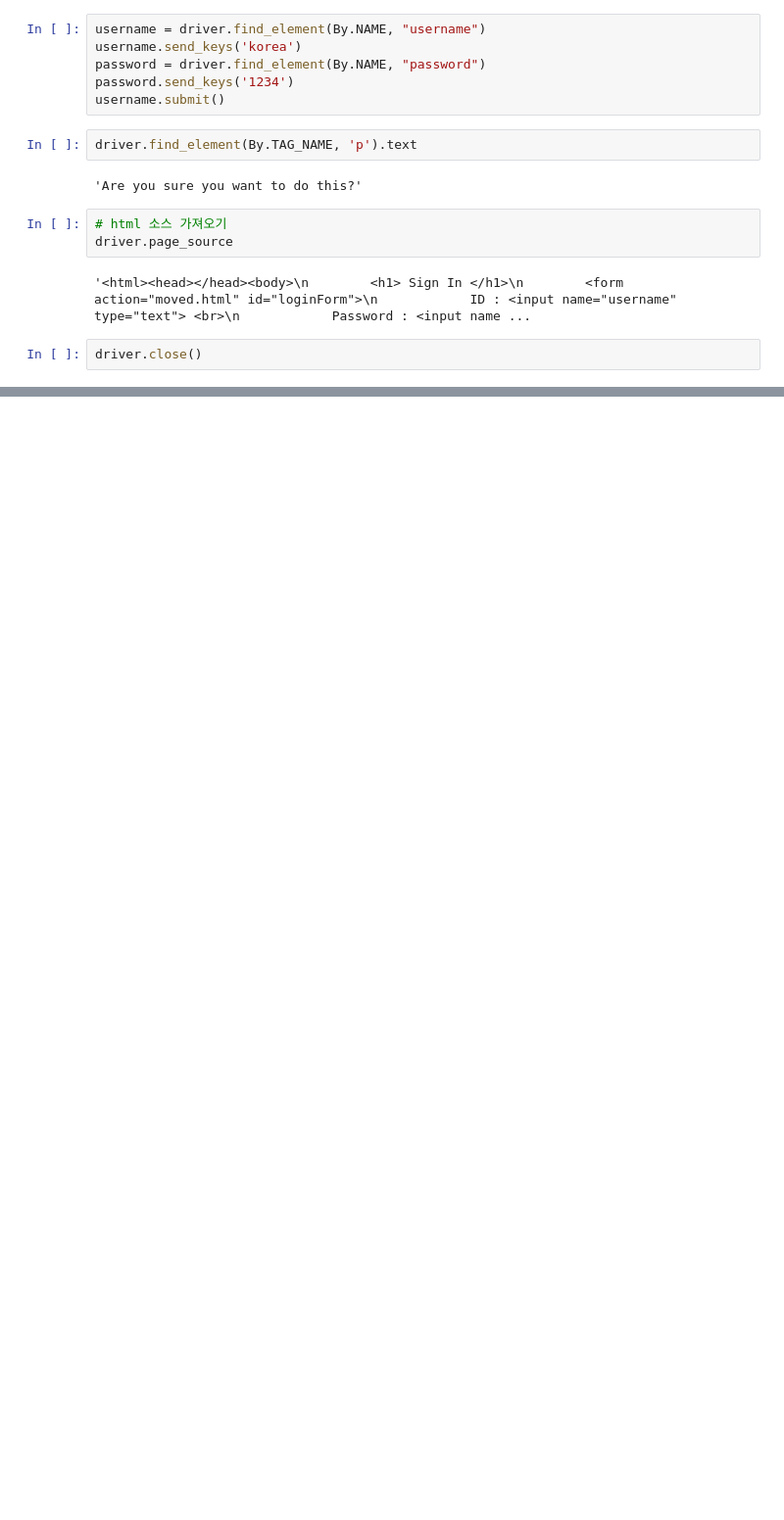
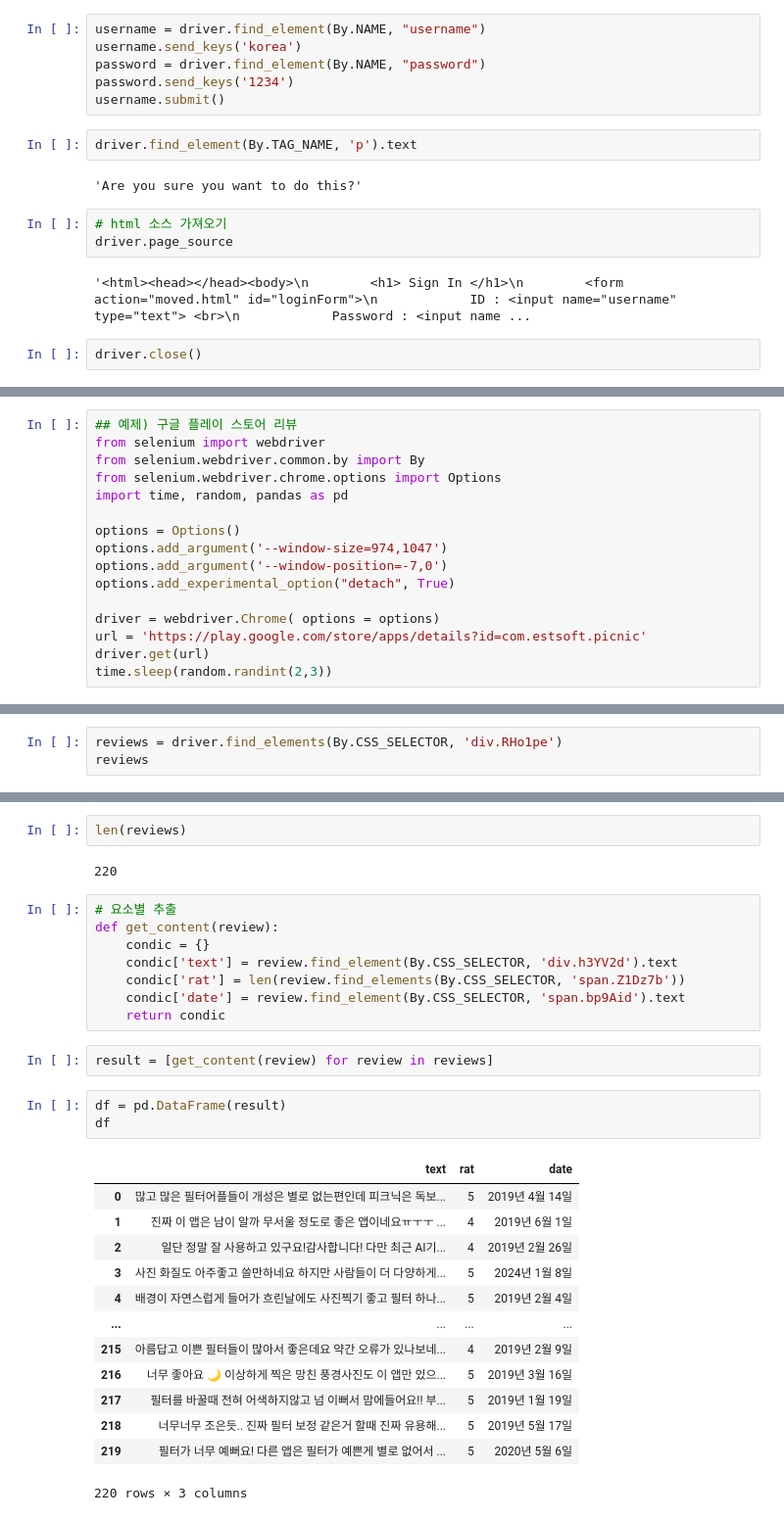
Before and after one commit to youngho-chae/wassup3, a Jupyter notebook: 02_Python_collection/04_Selenium.ipynb, the cells around one changed output, grey strips where cells are left out. Shown: that part at 98% size. Drawn from its saved outputs; the diff is of its cells as text; blank space fills up the shorter version.

```diff
--- a/02_Python_collection/04_Selenium.ipynb
+++ b/02_Python_collection/04_Selenium.ipynb
@@ -229,0 +362,16 @@ driver.close()
+# %%
+## 예제) 구글 플레이 스토어 리뷰
+from selenium import webdriver
+from selenium.webdriver.common.by import By
+from selenium.webdriver.chrome.options import Options
+import time, random, pandas as pd
+
+options = Options()
+options.add_argument('--window-size=974,1047')
+options.add_argument('--window-position=-7,0')
+options.add_experimental_option("detach", True)
+
+driver = webdriver.Chrome( options = options)
+url = 'https://play.google.com/store/apps/details?id=com.estsoft.picnic'
+driver.get(url)
+time.sleep(random.randint(2,3))
@@ -229,0 +389,3 @@ driver.close()
+# %%
+reviews = driver.find_elements(By.CSS_SELECTOR, 'div.RHo1pe')
+reviews
@@ -229,0 +410,31 @@ driver.close()
+# %%
+len(reviews)
+# %% [output]
+220
+# %%
+# 요소별 추출
+def get_content(review):
+    condic = {}
+    condic['text'] = review.find_element(By.CSS_SELECTOR, 'div.h3YV2d').text
+    condic['rat'] = len(review.find_elements(By.CSS_SELECTOR, 'span.Z1Dz7b'))
+    condic['date'] = review.find_element(By.CSS_SELECTOR, 'span.bp9Aid').text
+    return condic
+# %%
+result = [get_content(review) for review in reviews]
+# %%
+df = pd.DataFrame(result)
+df
+# %% [output]
+|  | text | rat | date |
+| 0 | 많고 많은 필터어플들이 개성은 별로 없는편인데 피크닉은 독보... | 5 | 2019년 4월 14일 |
+| 1 | 진짜 이 앱은 남이 알까 무서울 정도로 좋은 앱이네요ㅠㅜㅜ ... | 4 | 2019년 6월 1일 |
+| 2 | 일단 정말 잘 사용하고 있구요!감사합니다! 다만 최근 AI기... | 4 | 2019년 2월 26일 |
+| 3 | 사진 화질도 아주좋고 쓸만하네요 하지만 사람들이 더 다양하게... | 5 | 2024년 1월 8일 |
+| 4 | 배경이 자연스럽게 들어가 흐린날에도 사진찍기 좋고 필터 하나... | 5 | 2019년 2월 4일 |
+| ... | ... | ... | ... |
+| 215 | 아름답고 이쁜 필터들이 많아서 좋은데요 약간 오류가 있나보네... | 4 | 2019년 2월 9일 |
+| 216 | 너무 좋아요 🌙 이상하게 찍은 망친 풍경사진도 이 앱만 있으... | 5 | 2019년 3월 16일 |
+| 217 | 필터를 바꿀때 전혀 어색하지않고 넘 이뻐서 맘에들어요!! 부... | 5 | 2019년 1월 19일 |
+| 218 | 너무너무 조은듯.. 진짜 필터 보정 같은거 할때 진짜 유용해... | 5 | 2019년 5월 17일 |
+| 219 | 필터가 너무 예뻐요! 다른 앱은 필터가 예쁜게 별로 없어서 ... | 5 | 2020년 5월 6일 |
+220 rows × 3 columns
```
Also changed, not shown: parts of 39 cells of this notebook, 1 other file.
